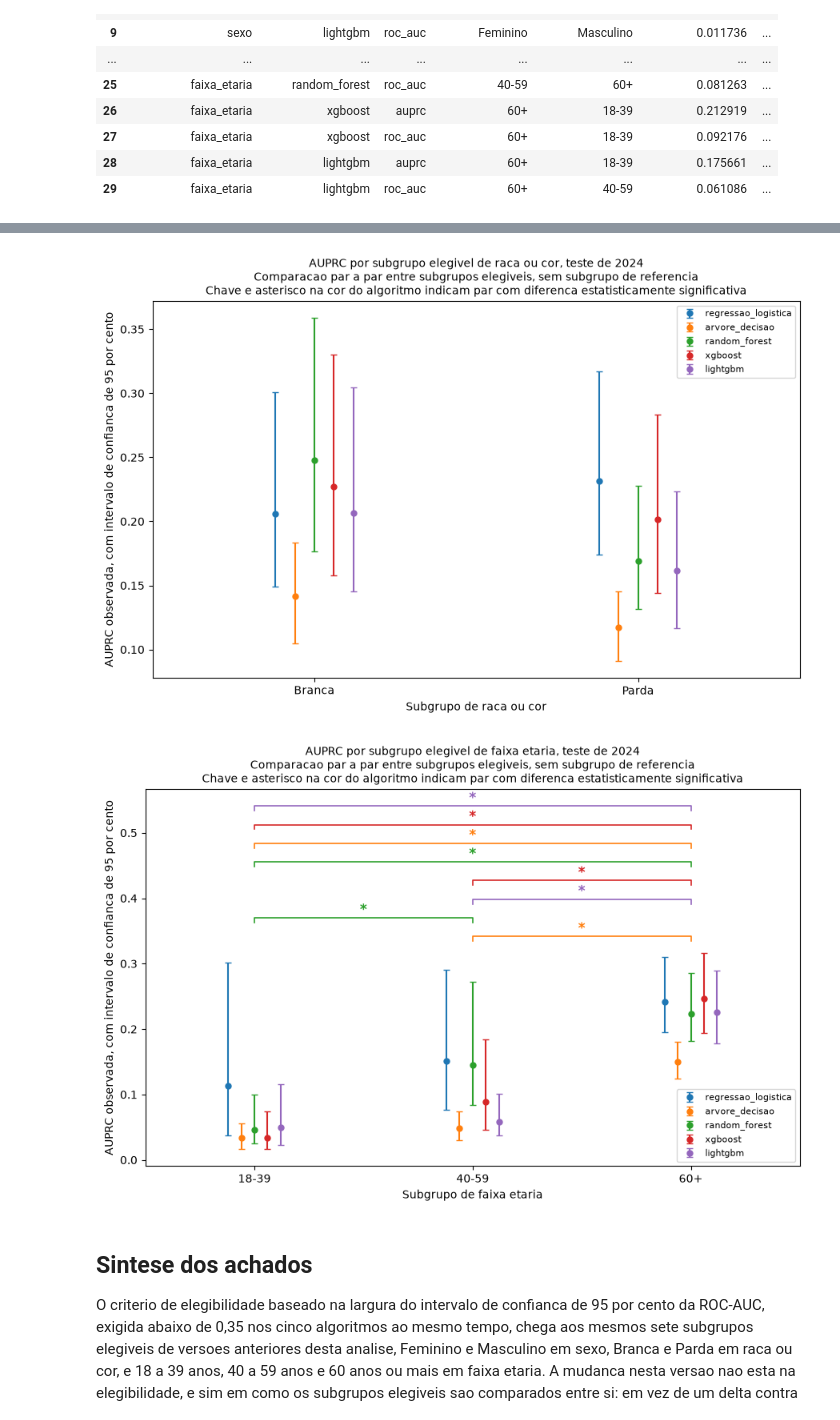
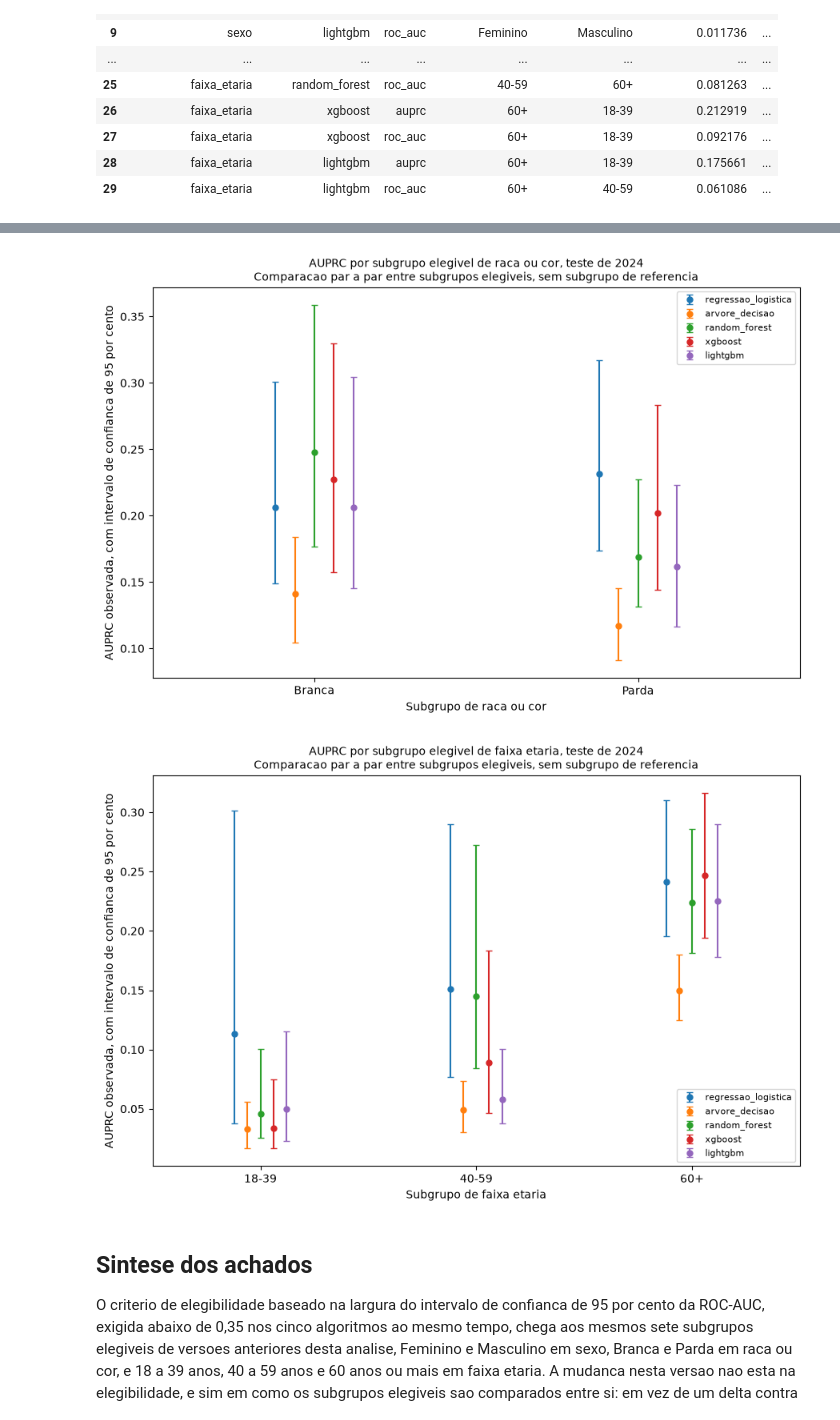
Before and after one commit to jorgedss/chikungunya_ml_project, a Jupyter notebook: notebooks/05_fairness/01_equidade.ipynb, the cells around one changed output, grey strips where cells are left out. Drawn from its saved outputs; the diff is of its cells as text; code cells hidden in the pictures.

```diff
--- a/notebooks/05_fairness/01_equidade.ipynb
+++ b/notebooks/05_fairness/01_equidade.ipynb
@@ -734,17 +734,9 @@ for especificacao in ESPECIFICACOES_ESTRATIFICACAO:
         & (tabela_equidade_consolidada["subgrupo"].isin(subgrupos_elegiveis_ordenados))
     ].copy()
 
-    comparacoes_variavel_auprc = tabela_comparacoes_par_a_par.loc[
-        (tabela_comparacoes_par_a_par["variavel_estratificacao"] == nome_variavel)
-        & (tabela_comparacoes_par_a_par["metrica"] == "auprc")
-        & (tabela_comparacoes_par_a_par["significativa"])
-    ]
-
     numero_algoritmos = len(ALGORITMOS)
     deslocamento_maximo = 0.12
     figura, eixo = plt.subplots(figsize=(9, 6))
-
-    valor_maximo_exibido = tabela_variavel_elegivel["auprc_ic95_superior"].astype(float).max()
 
     for indice_algoritmo, algoritmo in enumerate(ALGORITMOS):
         deslocamento = (indice_algoritmo - (numero_algoritmos - 1) / 2) * (
@@ -774,45 +766,6 @@ for especificacao in ESPECIFICACOES_ESTRATIFICACAO:
             markersize=5,
         )
 
-    comparacoes_variavel_auprc_ordenadas = comparacoes_variavel_auprc.copy()
-    comparacoes_variavel_auprc_ordenadas["amplitude_posicoes"] = [
-        abs(posicoes_subgrupo[subgrupo_1] - posicoes_subgrupo[subgrupo_2])
-        for subgrupo_1, subgrupo_2 in zip(
-            comparacoes_variavel_auprc_ordenadas["subgrupo_1"], comparacoes_variavel_auprc_ordenadas["subgrupo_2"]
-        )
-    ]
-    comparacoes_variavel_auprc_ordenadas = comparacoes_variavel_auprc_ordenadas.sort_values("amplitude_posicoes")
-
-    altura_chave = valor_maximo_exibido * 1.08
-    incremento_chave = valor_maximo_exibido * 0.09
-    for _, comparacao in comparacoes_variavel_auprc_ordenadas.iterrows():
-        posicao_1 = posicoes_subgrupo[comparacao["subgrupo_1"]]
-        posicao_2 = posicoes_subgrupo[comparacao["subgrupo_2"]]
-        cor_algoritmo = CORES_ALGORITMO[comparacao["algoritmo"]]
-
-        eixo.plot(
-            [posicao_1, posicao_1, posicao_2, posicao_2],
-            [
-                altura_chave - incremento_chave * 0.25,
-                altura_chave,
-                altura_chave,
-                altura_chave - incremento_chave * 0.25,
-            ],
-            color=cor_algoritmo,
-            linewidth=1.2,
-        )
-        eixo.text(
-            (posicao_1 + posicao_2) / 2,
-            altura_chave + incremento_chave * 0.08,
-            "*",
-            ha="center",
-            va="bottom",
-            color=cor_algoritmo,
-            fontsize=12,
-            fontweight="bold",
-        )
-        altura_chave += incremento_chave
-
     eixo.set_xticks(list(posicoes_subgrupo.values()))
     eixo.set_xticklabels(list(posicoes_subgrupo.keys()))
     eixo.set_xlim(-0.5, len(subgrupos_elegiveis_ordenados) - 0.5)
@@ -820,8 +773,7 @@ for especificacao in ESPECIFICACOES_ESTRATIFICACAO:
     eixo.set_ylabel("AUPRC observada, com intervalo de confianca de 95 por cento")
     eixo.set_title(
         f"AUPRC por subgrupo elegivel de {rotulo_variavel}, teste de 2024\n"
-        "Comparacao par a par entre subgrupos elegiveis, sem subgrupo de referencia\n"
-        "Chave e asterisco na cor do algoritmo indicam par com diferenca estatisticamente significativa",
+        "Comparacao par a par entre subgrupos elegiveis, sem subgrupo de referencia",
         fontsize=10,
     )
     eixo.legend(loc="best", fontsize=8)
@@ -833,5 +785,5 @@ for especificacao in ESPECIFICACOES_ESTRATIFICACAO:
-[figure, old version]
+[figure, new version]
-[figure, old version]
+[figure, new version]
 # %% [markdown]
 ## Sintese dos achados
 
```
Also changed, not shown: parts of 2 cells of this notebook.
